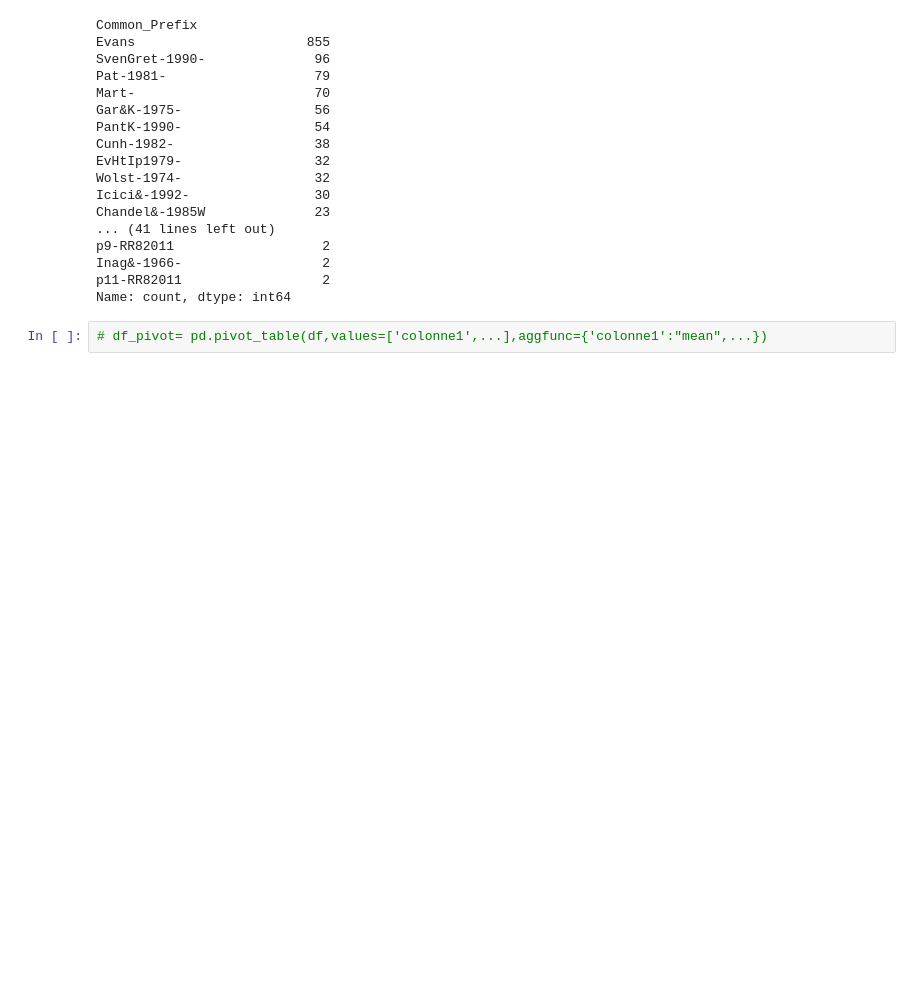
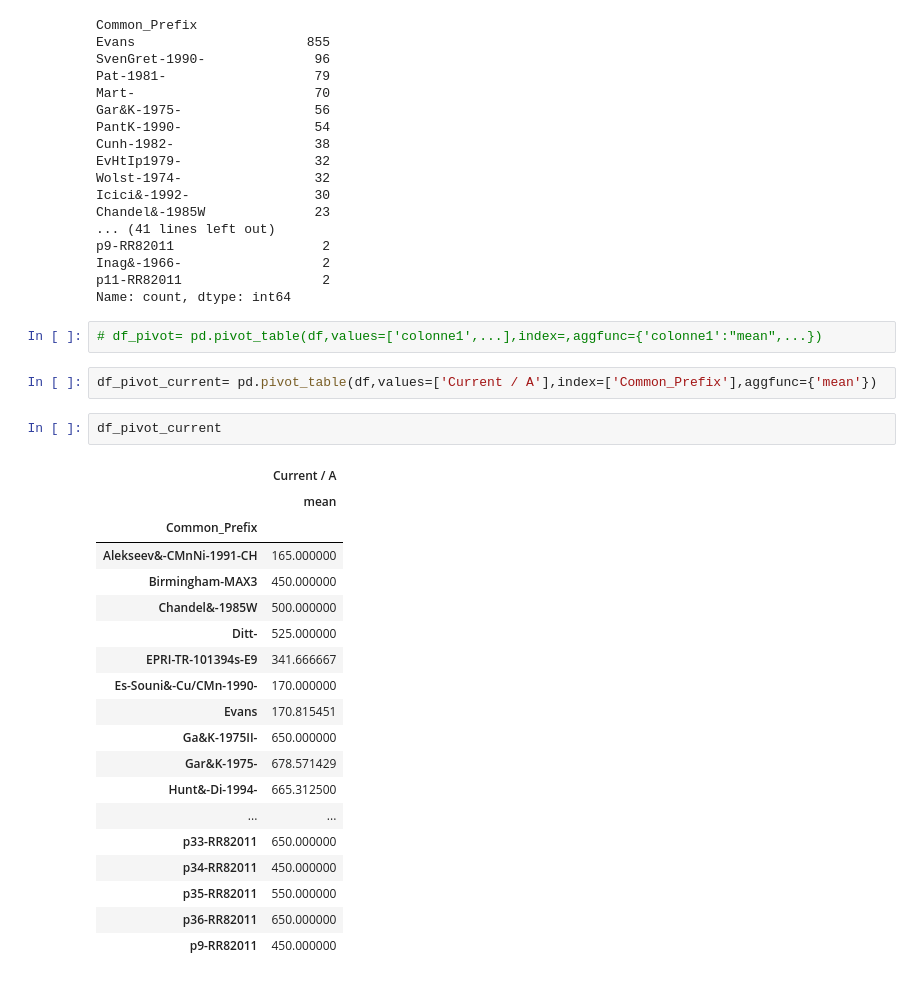
Before and after one commit to Saad123654/ProjectAppauto, a Jupyter notebook: Brouillon.ipynb, the cells around one changed output. Drawn from its saved outputs; the diff is of its cells as text; blank space fills up the shorter version.

```diff
--- a/notebook.ipynb
+++ b/Brouillon.ipynb
@@ -392,4 +392,28 @@ Inag&-1966-                  2
 p11-RR82011                  2
 Name: count, dtype: int64
 # %%
-# df_pivot= pd.pivot_table(df,values=['colonne1',...],aggfunc={'colonne1':"mean",...})
+# df_pivot= pd.pivot_table(df,values=['colonne1',...],index=,aggfunc={'colonne1':"mean",...})
+# %%
+df_pivot_current= pd.pivot_table(df,values=['Current / A'],index=['Common_Prefix'],aggfunc={'mean'})
+# %%
+df_pivot_current
+# %% [output]
+|  | Current / A |
+|  | mean |
+| Common_Prefix |  |
+| Alekseev&-CMnNi-1991-CH | 165.000000 |
+| Birmingham-MAX3 | 450.000000 |
+| Chandel&-1985W | 500.000000 |
+| Ditt- | 525.000000 |
+| EPRI-TR-101394s-E9 | 341.666667 |
+| Es-Souni&-Cu/CMn-1990- | 170.000000 |
+| Evans | 170.815451 |
+| Ga&K-1975II- | 650.000000 |
+| Gar&K-1975- | 678.571429 |
+| Hunt&-Di-1994- | 665.312500 |
+| ... | ... |
+| p33-RR82011 | 650.000000 |
+| p34-RR82011 | 450.000000 |
+| p35-RR82011 | 550.000000 |
+| p36-RR82011 | 650.000000 |
+| p9-RR82011 | 450.000000 |
```
Also changed, not shown: 3 other files.
